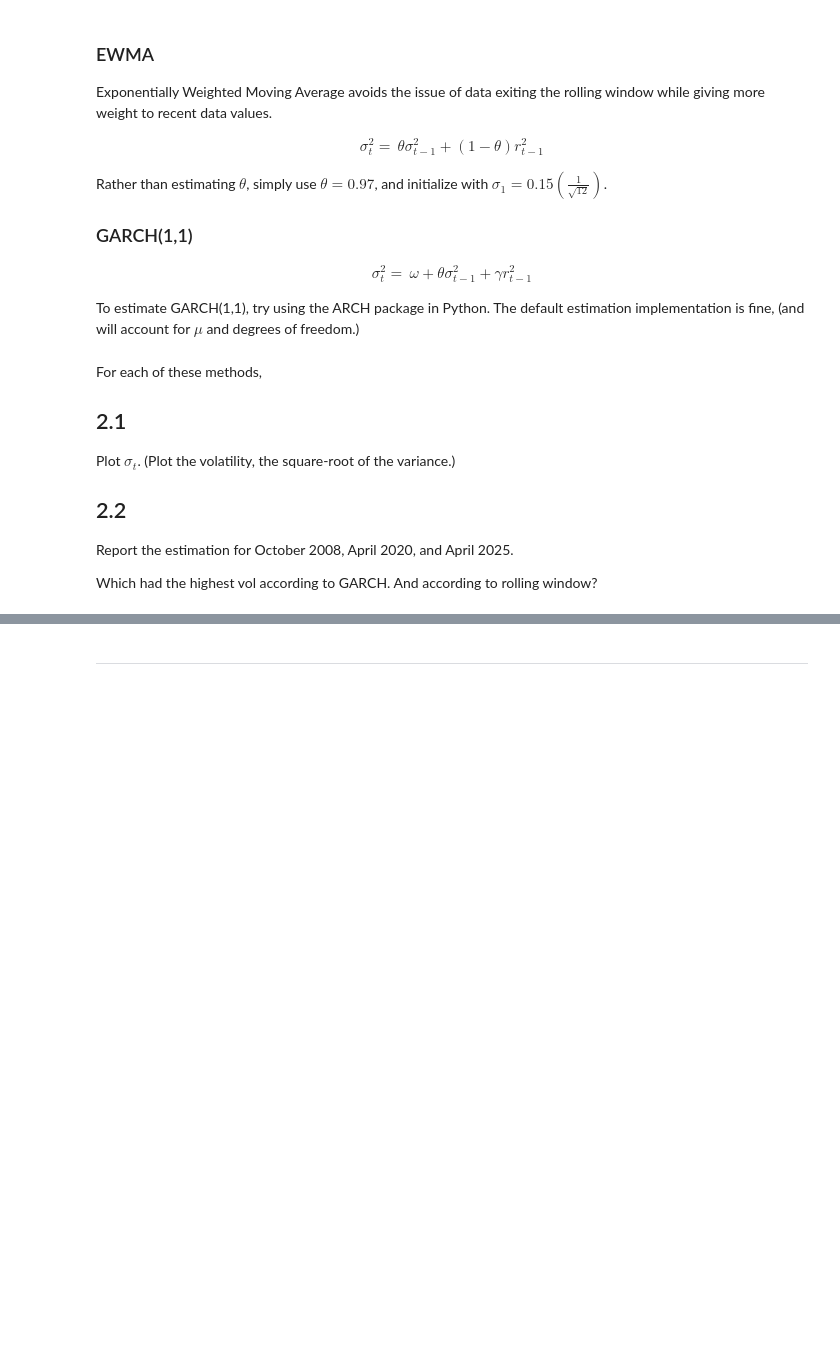
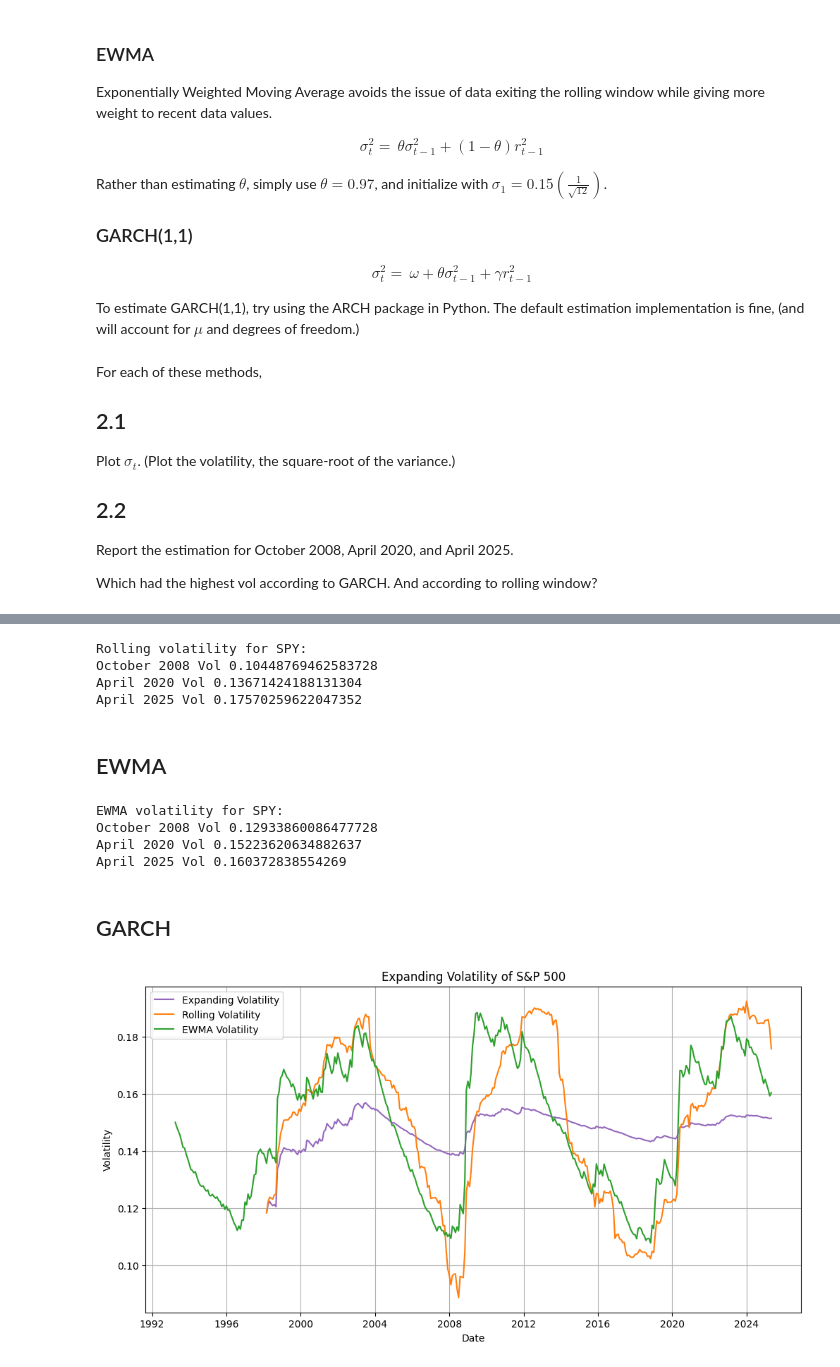
Before and after one commit to dakshox/drw-prework-2025, a Jupyter notebook: assignments/Assignment 2.2 - Timeseries.ipynb, the cells around one changed output, grey strips where cells are left out. Drawn from its saved outputs; the diff is of its cells as text; code cells hidden in the pictures; blank space fills up the shorter version.

```diff
--- a/assignments/Assignment 2.2 - Timeseries.ipynb
+++ b/assignments/Assignment 2.2 - Timeseries.ipynb
@@ -161,2 +385,40 @@ Which had the highest vol according to GARCH. And according to rolling window?
+# %%
+spy['rolling'] = spy_2.rolling(window=60, min_periods=60).mean().apply(np.sqrt).shift(1) * np.sqrt(12)  # Annualizing the volatility
+
+
+print('Rolling volatility for SPY:')
+print('October 2008 Vol ' + str(spy.loc['2008-10-31', 'rolling']))
+print('April 2020 Vol ' + str(spy.loc['2020-04-30', 'rolling']))
+print('April 2025 Vol ' + str(spy.loc['2025-04-30', 'rolling']))
+# %% [output]
+Rolling volatility for SPY:
+October 2008 Vol 0.10448769462583728
+April 2020 Vol 0.13671424188131304
+April 2025 Vol 0.17570259622047352
 # %% [markdown]
-***
+## EWMA
+# %%
+theta = 0.97
+var_1 = (0.15 / np.sqrt(12))**2
+ewmas = pd.Series()
+for i in range(len(spy)):
+    if i == 0:
+        ewmas.loc[spy.index[i]] = var_1
+    else:
+        ewmas.loc[spy.index[i]] = theta * ewmas.iloc[i-1] + (1 - theta) * spy_2['SPY'].iloc[i]
+
+ewmas = ewmas.apply(np.sqrt) * np.sqrt(12)  # Annualizing the volatility
+
+spy['ewma'] = ewmas.shift(1)
+
+print('EWMA volatility for SPY:')
+print('October 2008 Vol ' + str(spy.loc['2008-10-31', 'ewma']))
+print('April 2020 Vol ' + str(spy.loc['2020-04-30', 'ewma']))
+print('April 2025 Vol ' + str(spy.loc['2025-04-30', 'ewma']))
+# %% [output]
+EWMA volatility for SPY:
+October 2008 Vol 0.12933860086477728
+April 2020 Vol 0.15223620634882637
+April 2025 Vol 0.160372838554269
+# %% [markdown]
+## GARCH
@@ -162,0 +429,13 @@ Which had the highest vol according to GARCH. And according to rolling window?
+# %%
+plt.figure(figsize=(12, 6))
+plt.plot(spy.index, spy['expanding'], label='Expanding Volatility', color='tab:purple')
+plt.plot(spy.index, spy['rolling'], label='Rolling Volatility', color='tab:orange')
+plt.plot(spy.index, spy['ewma'], label='EWMA Volatility', color='tab:green')
+plt.title('Expanding Volatility of S&P 500')
+plt.xlabel('Date')
+plt.ylabel('Volatility')
+plt.legend()
+plt.grid(True)
+plt.show()
+# %% [output]
+[figure, added]
```
Also changed, not shown: parts of 27 cells of this notebook.
